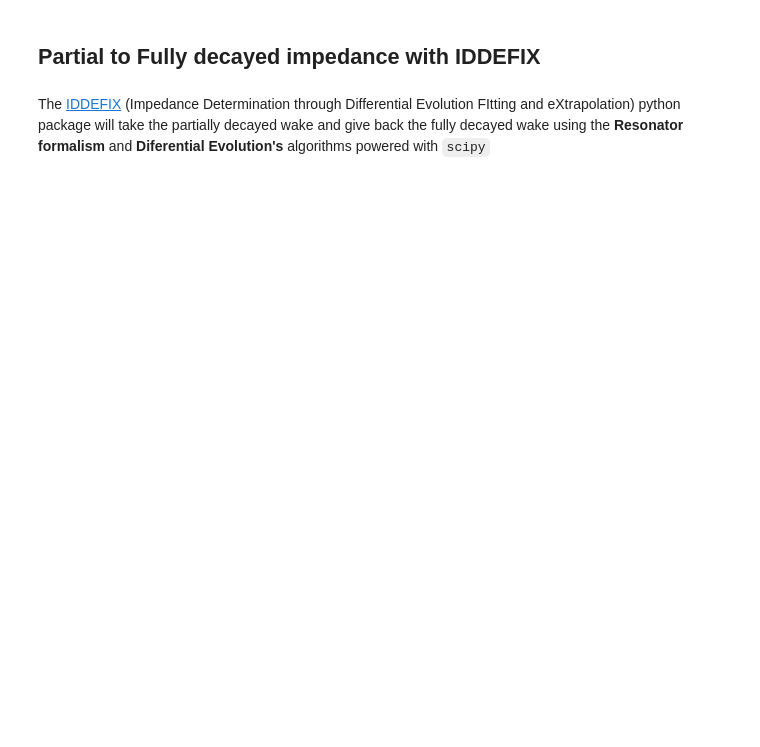
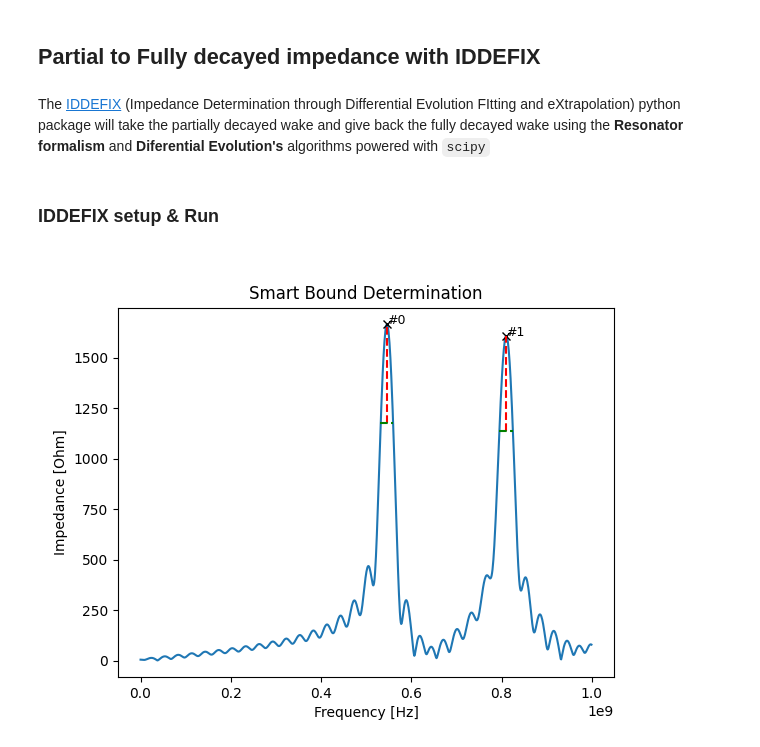
Before and after one commit to ImpedanCEI/wakis, a Jupyter notebook: notebooks/004_Wakefield_simulation_and_extrapolation.ipynb, the cells around one changed output. Cells and saved outputs as stored; diff of their text form; code cells hidden in the pictures; blank space fills up the shorter version.

Commit message:
Added iddefix to example

```diff
--- a/notebooks/004_Wakefield_simulation_and_extrapolation.ipynb
+++ b/notebooks/004_Wakefield_simulation_and_extrapolation.ipynb
@@ -93,3 +95,5 @@ solver.wakesolve(wakelength=wakelength,
+# %%
+wake.load_results("results")
 # %% [markdown]
 It's done! Now we can plot the results:
 # %%
@@ -109,0 +118,16 @@ The [IDDEFIX](https://github.com/ImpedanCEI/IDDEFIX) (Impedance Determination th
+# %% [markdown]
+### IDDEFIX setup & Run
+# %%
+# Setting amount of resonators to fit
+
+Nres = 2
+
+# Bounds on resonators parameters
+""" In this example, we will use the SmartBoundDetermination class to determine the bounds on the resonators parameters.
+By using SmartBoundDetermination ther is no need to specify the bounds manually."""
+
+SBD = SBD_parameterBound = iddefix.SmartBoundDetermination(wake.f, np.abs(wake.Z), minimum_peak_height=1000)
+SBD.inspect() # Inspects the data and shows the peaks
+parameterBounds = SBD_parameterBound.find() # Returns the bounds on the resonators parameters
+# %% [output]
+[figure, added]
```
Also changed, not shown: parts of 11 cells of this notebook.
